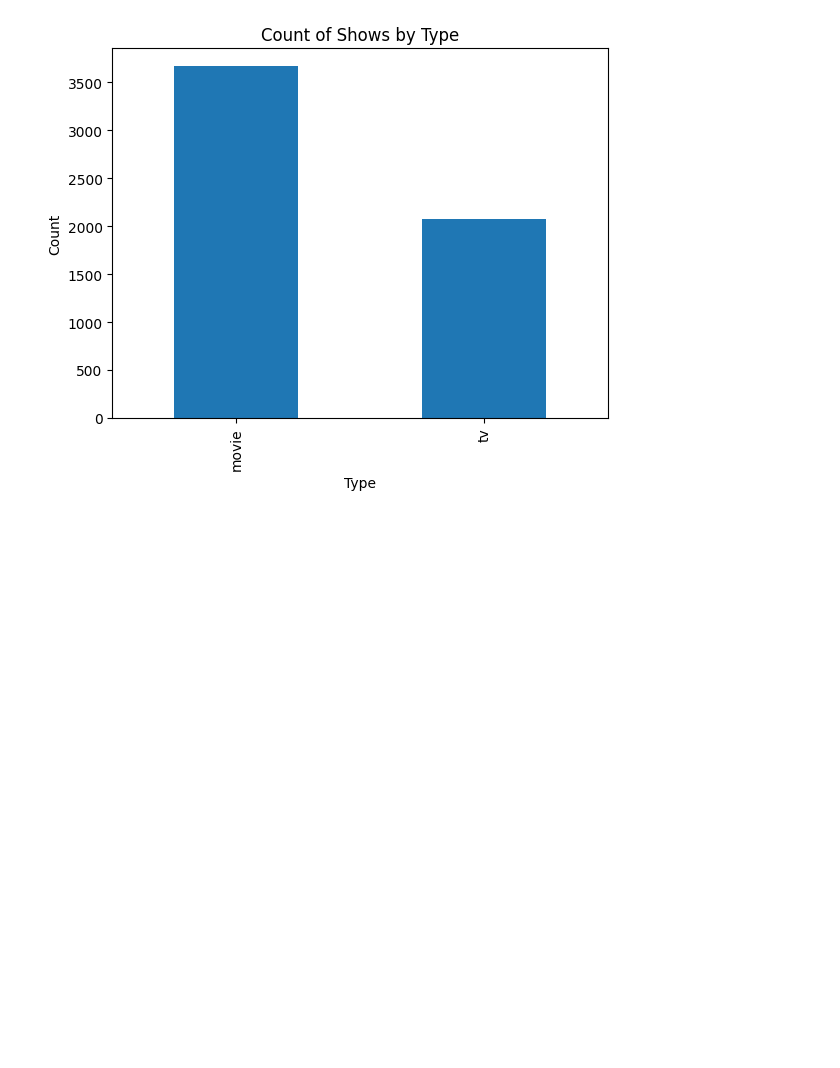
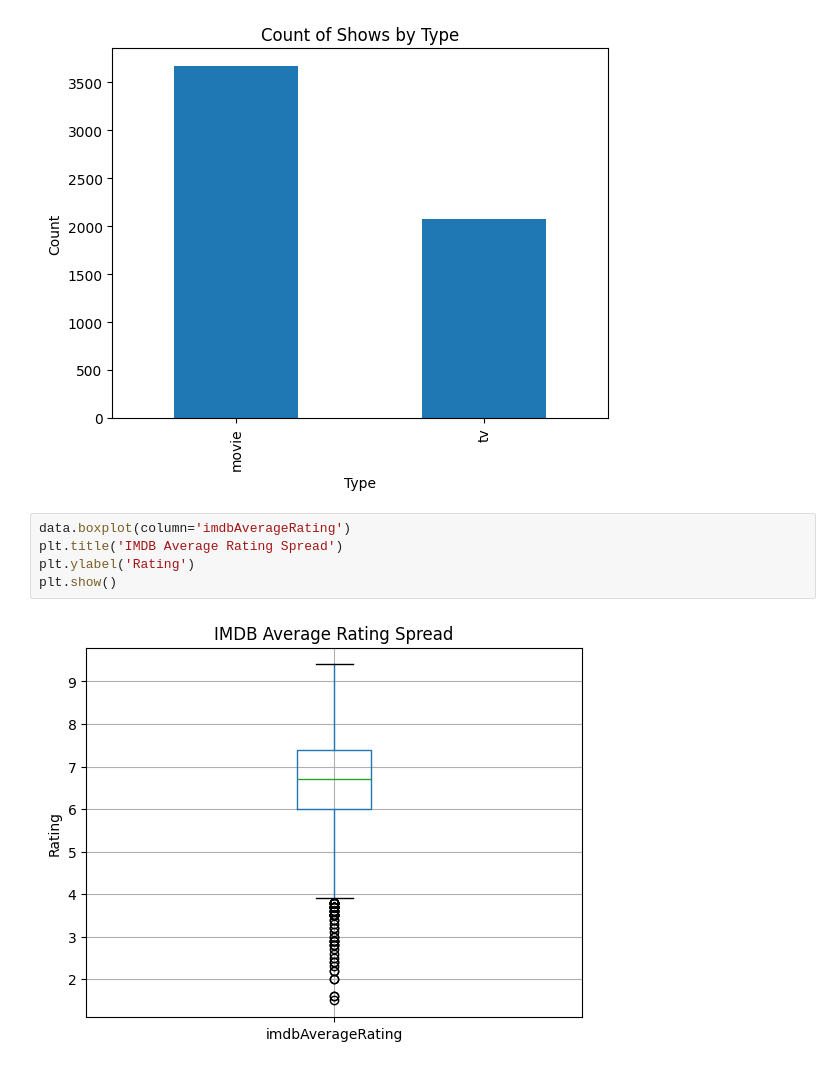
Before and after one commit to umenyioraj/HBO_Prediction, a Jupyter notebook: Code/Show_renewal.ipynb, the cells around one changed output. Saved outputs shown, nothing was run; the diff lists cells and outputs as text; blank space fills up the shorter version.

```diff
--- a/Code/Show_renewal.ipynb
+++ b/Code/Show_renewal.ipynb
@@ -57,3 +57,10 @@ plt.ylabel('Count')
 plt.show()
 # %% [output]
 [figure]
+# %%
+data.boxplot(column='imdbAverageRating')
+plt.title('IMDB Average Rating Spread')
+plt.ylabel('Rating')
+plt.show()
+# %% [output]
+[figure, added]
```
Also changed, not shown: parts of 1 cell of this notebook.
